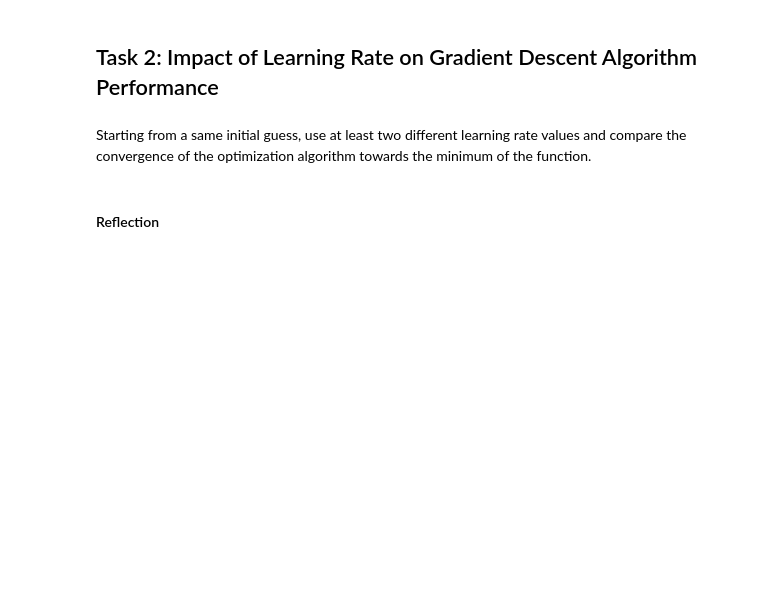
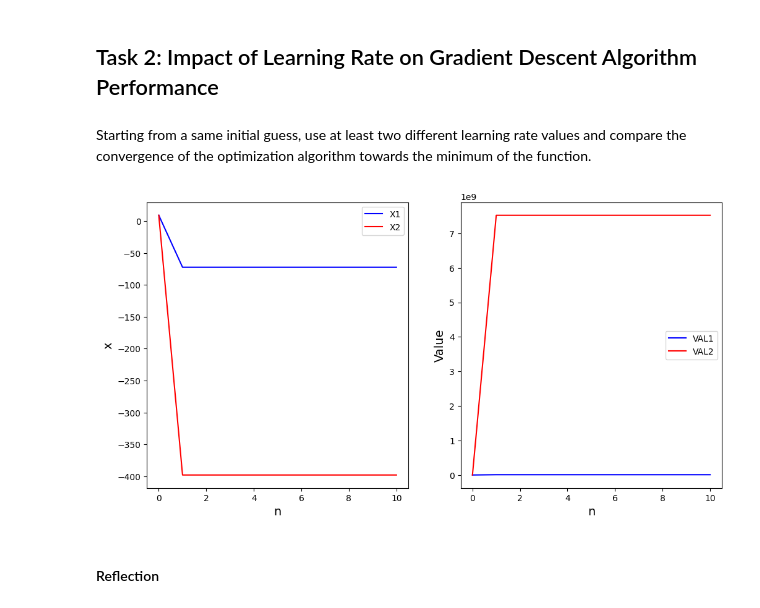
Before and after one commit to MaksBurchard240894/HFG7, a Jupyter notebook: Block B/AlgebraicExample_temp.ipynb, the cells around one changed output. Drawn from its saved outputs; the diff is of its cells as text; code cells hidden in the pictures; blank space fills up the shorter version.

```diff
--- a/Block B/AlgebraicExample_temp.ipynb
+++ b/Block B/AlgebraicExample_temp.ipynb
@@ -192,16 +212,16 @@ Starting from a same initial guess, use at least two different learning rate val
 # %%
 # Put your code here (1 line of code)
 # Choose an initial value for x
-x_init = None
+x_init = 9
 
 # Put your code here (2 line of code)
 # Choose two different values for the learning rate
-gam1 = None
-gam2 = None
+gam1 = 0.1
+gam2 = 0.5
 
 # Put your code here (1 line of code)
 # Choose the number of iterations
-N = None
+N = 10
 
 # Save the values for x and function value
 X1 = [x_init]
@@ -216,44 +236,46 @@ for n in range(N):
 
     # Put your code here (1 line of code)
     # call the grad_descent_step using the the first learning rate gam1
-    x_new = None
+    x_new = grad_descent_step(x, gam1)
 
     # Put your code here (2 lines of code)
     # save the obtained value x_new in the list X1 (use append method)
     # save the function value at point x_new in the list FUN_VAL1 (use append method)
-    None
-    None
+    X1.append(x_new)
+    FUN_VAL1.append(my_fun(x_new))
 
 # Run the gradient descent algorithm with the second chosen learning rate
 for n in range(N):
 
     # Put your code here (1 line of code)
     # call the grad_descent_step
-    x_new = None
+    x_new = grad_descent_step(x, gam2)
 
     # Put your code here (2 lines of code)
     # save the obtained value x_new in the list X2 (use append method)
     # save the function value at point x_new in the list FUN_VAL2 (use append method)
-    None
-    None
+    X2.append(x_new)
+    FUN_VAL2.append(my_fun(x_new))
 
 
 
 # Plot the results
 fig, ax = plt.subplots(1,2, figsize=(12,6))
 ax[0].plot(range(N+1), X1, label='X1', color='blue')
 ax[0].plot(range(N+1), X2, label='X2', color='red')
 ax[0].set_xlabel('n', size=14)
 ax[0].set_ylabel('x', size=14)
 ax[0].legend()
 
 ax[1].plot(range(N+1), FUN_VAL1, label='VAL1', color='blue')
 ax[1].plot(range(N+1), FUN_VAL2, label='VAL2', color='red')
 ax[1].set_xlabel('n', size=14)
 ax[1].set_ylabel('Value', size=14)
 ax[1].legend()
 
 plt.show()
+# %% [output]
+[figure, added]
 # %% [markdown]
 #### Reflection
 # %% [markdown]
```
Also changed, not shown: parts of 17 cells of this notebook, 1 other file.
